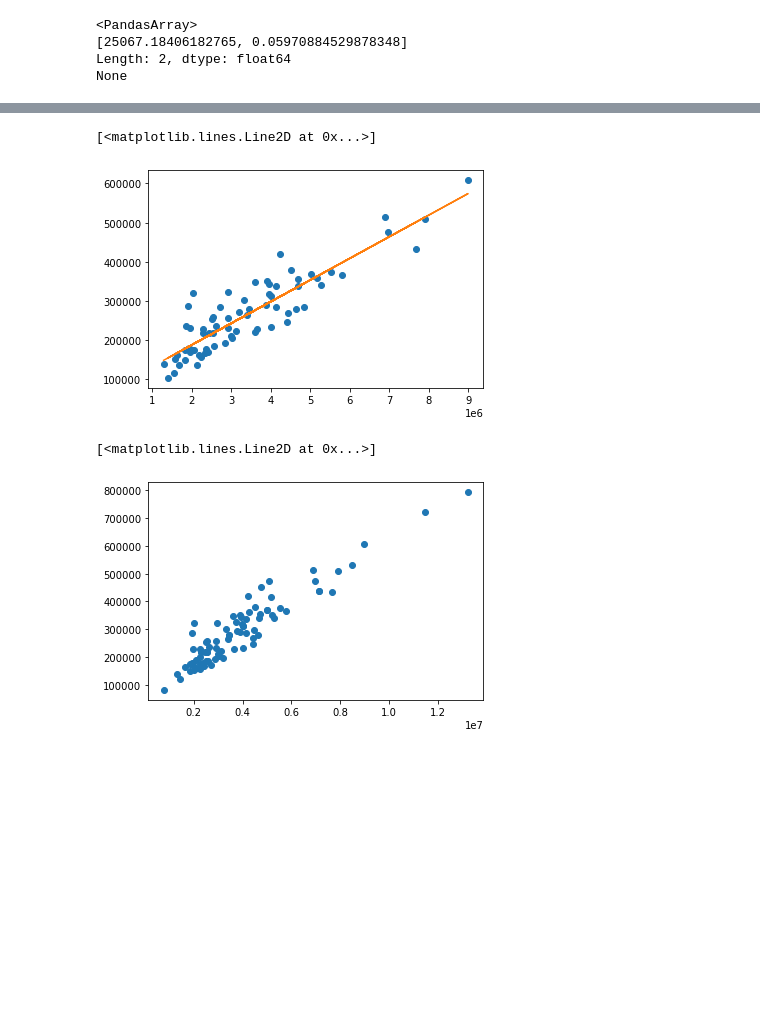
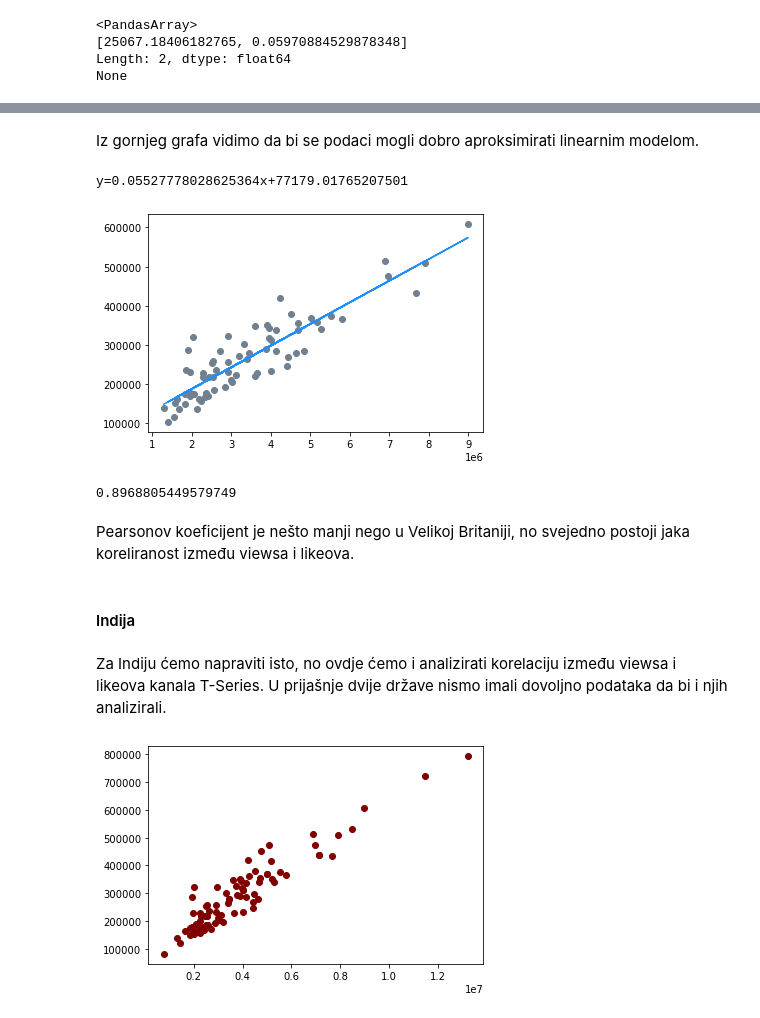
Before and after one commit to evabelc/Esej-1---MS, a Jupyter notebook: Prvi Esej.ipynb, the cells around one changed output, grey strips where cells are left out. Saved outputs shown, nothing was run; the diff lists cells and outputs as text; code cells hidden in the pictures; blank space fills up the shorter version.

```diff
--- a/Prvi Esej.ipynb
+++ b/Prvi Esej.ipynb
@@ -360,16 +405,31 @@ NameError: name 'podaciFR' is not defined
+# %% [markdown]
+Iz gornjeg grafa vidimo da bi se podaci mogli dobro aproksimirati linearnim modelom.
 # %%
-plt.plot(xFR, yFR, 'o')
+plt.plot(xFR, yFR, 'o', color = "slategrey")
 kFR, lFR= np.polyfit(xFR, yFR, 1)
-plt.plot(xFR, kFR*xFR + lFR)
+print(f"y={kFR}x+{lFR}")
+plt.plot(xFR, kFR*xFR + lFR, color = "dodgerblue")
+plt.show()
 # %% [output]
-[<matplotlib.lines.Line2D at 0x...>]
+y=0.05527778028625364x+77179.01765207501
-[figure, old version]
+[figure, new version]
+# %%
+pearsonFR, _ = pearsonr(xFR,yFR)
+pearsonFR
+# %% [output]
+0.8968805449579749
+# %% [markdown]
+Pearsonov koeficijent je nešto manji nego u Velikoj Britaniji, no svejedno postoji jaka koreliranost između viewsa i likeova.
+# %% [markdown]
+#### Indija
+# %% [markdown]
+Za Indiju ćemo napraviti isto, no ovdje ćemo i analizirati korelaciju između viewsa i likeova kanala T-Series. U prijašnje dvije države nismo imali dovoljno podataka da bi i njih analizirali.
 # %%
 podaciIN.loc[podaciIN['channel_title'] == 'PewDiePie','views']
 xIN = podaciIN.loc[podaciIN['channel_title'] == 'PewDiePie','views']
 yIN = podaciIN.loc[podaciIN['channel_title'] == 'PewDiePie','likes']
-plt.plot(xIN,yIN, 'o')
+plt.plot(xIN,yIN, 'o', color = "maroon")
+plt.show()
 # %% [output]
-[<matplotlib.lines.Line2D at 0x...>]
-[figure, old version]
+[figure, new version]
 # %%
```
Also changed, not shown: parts of 47 cells of this notebook.
